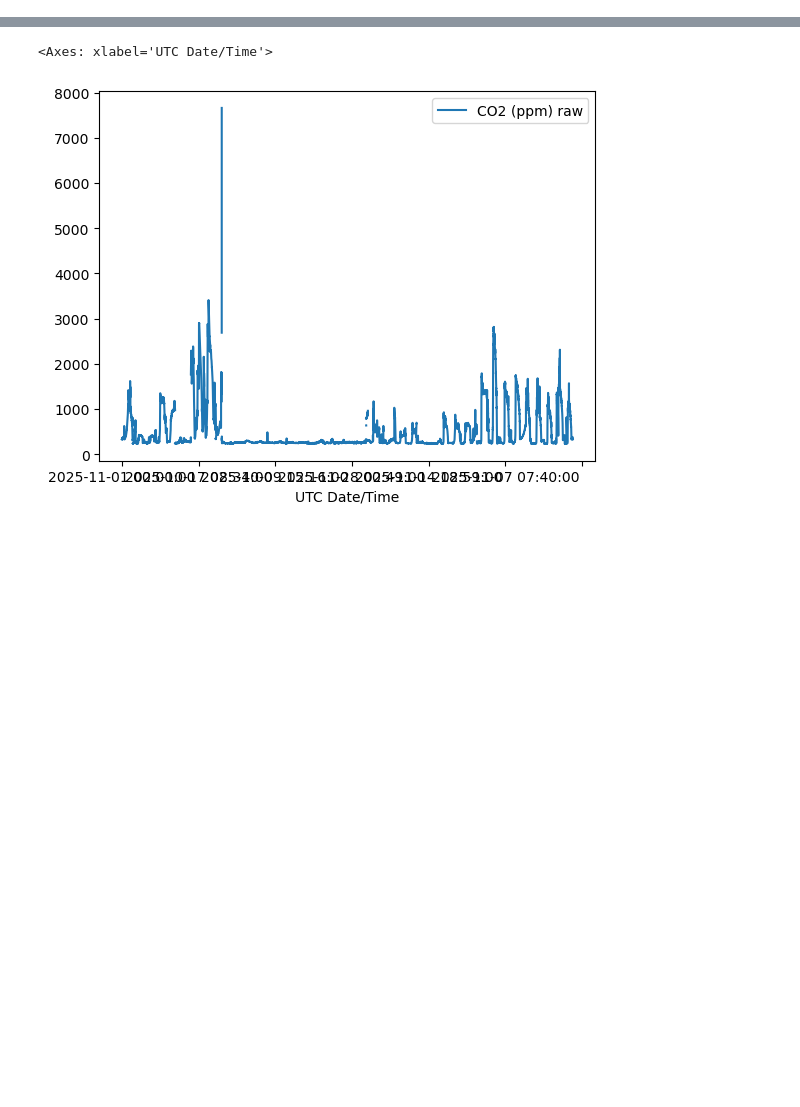
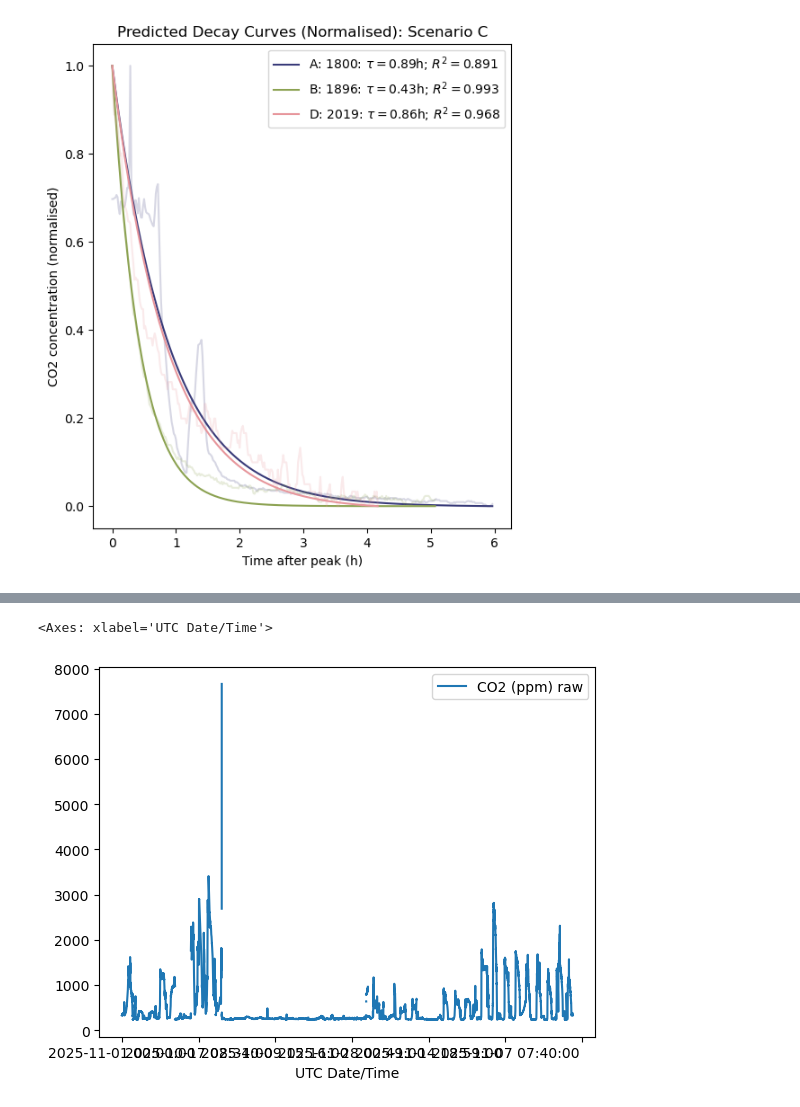
Before and after one commit to mlin706/EDAA, a Jupyter notebook: data_exploration.ipynb, the cells around one changed output, grey strips where cells are left out. Saved outputs shown, nothing was run; the diff lists cells and outputs as text; code cells hidden in the pictures; blank space fills up the shorter version.

```diff
--- a/data_exploration.ipynb
+++ b/data_exploration.ipynb
@@ -3,6 +3,9 @@
 
 import pandas as pd
 import numpy as np
+import matplotlib.pyplot as plt
+
+data = pd.read_csv('./data/processed_FULL.csv', parse_dates = ['UTC Date/Time'], index_col=0)
 # %%
 ## combine csvs into one big ol csv
 
@@ -18,0 +115,68 @@ full_data.to_csv('./data/processed_FULL.csv')
+# %%
+from scipy.optimize import curve_fit
+from sklearn.metrics import r2_score
+
+def exp_decay(x, a, b):
+    return a*np.exp(- b*x)
+
+def reverse_index(df):
+    return df.reindex(index=df.index[::-1]).reset_index()
+
+def scale(ser):
+    return (ser - ser.min()) / (ser.max() - ser.min())
+
+fig, ax = plt.subplots(1, 1, figsize=(6, 7))
+
+person = 0
+scenario = 2
+
+tau = []
+
+for person in [0, 1, 3]: #[0, 1, 3]:#range(4):
+    run_data = get_data_period(data, timestamps_ALL[person][scenario])
+    run_data['ts'] = run_data['Time since Midnight']
+
+    times = decays_ALL[person][scenario]
+    decay_data = run_data[(run_data['ts'] > times[0]) & (run_data['ts'] < times[1])]
+
+    decay_min = decay_data['CO2 (ppm) raw'][-20:].mean()
+    decay_data['translated'] = decay_data['CO2 (ppm) raw'] - decay_min
+
+    curve = curve_fit(exp_decay, decay_data['ts'] - decay_data['ts'].min(), decay_data['translated'])
+
+    a, b = curve[0]
+    pcov = curve[1]
+
+    tau.append(1/b)
+
+    #display(f'{a} {b}')
+
+    errors = np.sqrt(np.diag(pcov))
+
+    x = decay_data['ts']
+    scaled_x = x - x.min()
+
+    y = decay_data['CO2 (ppm) raw']
+    scaled_y = scale(y)
+
+    pred_y = exp_decay(scaled_x, a, b) + decay_min
+    scaled_pred_y = scale(pred_y)
+
+    zeros = scaled_y < 0.1
+    r2 = r2_score(y, pred_y)
+    r2_no_zero = r2_score(y[~zeros], pred_y[~zeros])
+
+    #display(f'{person}: {r2} // {r2_no_zero}')
+
+    ax.plot(scaled_x, scaled_y, color=cmap(person/4), alpha=0.2)
+    ax.plot(scaled_x, scaled_pred_y, color=cmap(person/4), label=f'{names[person]}: $\\tau={1/b:.02f}$h; $R^2={r2:.03f}$') # ; error: {100*errors[1]/b:.02f}%
+
+ax.set_title(f'Predicted Decay Curves (Normalised): Scenario {scenarios[scenario]}')
+ax.set_xlabel('Time after peak (h)')
+ax.set_ylabel('CO2 concentration (normalised)')
+#ax.set_xlim(0, 1)
+#ax.set_ylim(0, 1)
+ax.legend()
+
+ax.set_yscale('linear')
+# %% [output]
@@ -18,0 +198 @@ full_data.to_csv('./data/processed_FULL.csv')
+[figure, added]
```
Also changed, not shown: parts of 11 cells of this notebook, 9 other files.
